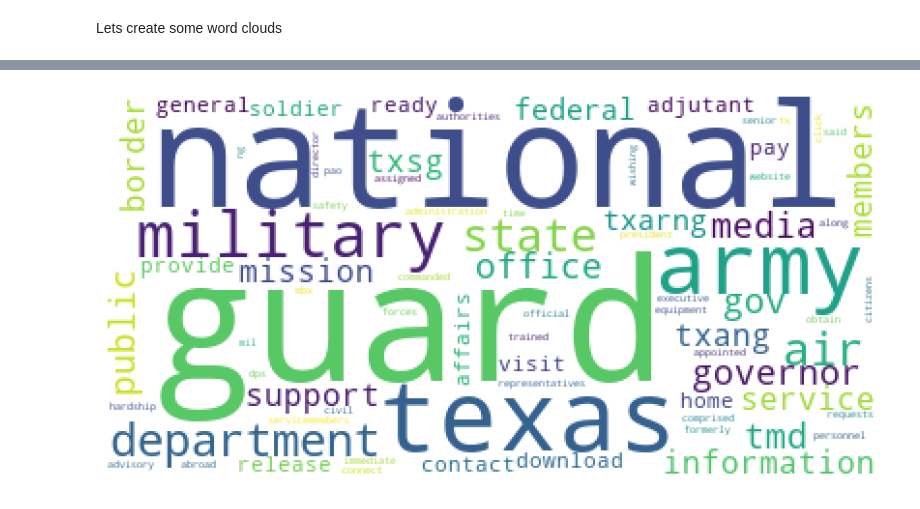
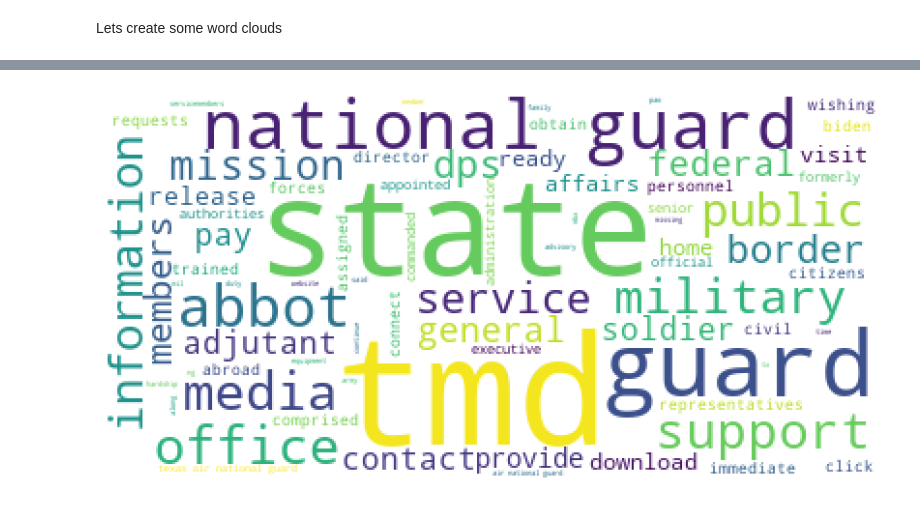
Before and after one commit to djryn/OLS_resesarch, a Jupyter notebook: TMD_scrape.ipynb, the cells around one changed output, grey strips where cells are left out. Saved outputs shown, nothing was run; the diff lists cells and outputs as text; code cells hidden in the pictures.

```diff
--- a/TMD_scrape.ipynb
+++ b/TMD_scrape.ipynb
@@ -83,12 +83,12 @@ Now lets look at how many articles we obtained from the TMD website
 # %%
 total = 0
 for year in tmd_results_map:
-    total = total + len(tmd_results_map2[year])
+    total = total + len(tmd_results_map[year])
 print(total, "total articles containing \"Operation Lone Star\"")
 
 total = 0
 for year in tmd_no_results_map:
-    total = total + len(tmd_no_results_map2[year])
+    total = total + len(tmd_no_results_map[year])
 print(total, "total articles not containing \"Operation Lone Star\"")
 # %% [output]
 11 total articles containing "Operation Lone Star"
@@ -156,6 +156,12 @@ print(tmd_results_np[2])
 tmd_results_np['date']
 # %% [output]
 array(['2021', '2022', '2023'], dtype=object)
+# %%
+def rep(s, words):
+    for key in words:
+        for value in words[key]:
+            s = s.replace(value, key)
+    return s
 # %%
 from nltk.tokenize import RegexpTokenizer
 import re
@@ -282,6 +285,7 @@ sns.barplot(ax = axes[1],
 # %%
 tmd_all_text = " ".join(tmd_results_np['text'])
 
+tmd_all_text = rep(tmd_all_text, words_to_replace)
 tmd_words = tokenizer.tokenize(tmd_all_text)
 new_tokens = []
 #TODO: make code more readable
@@ -306,12 +310,8 @@ for i in range(len(tmd_words)):
 tmd_filtered_tokens = [token for token in new_tokens if token not in stop_words]
 tmd_fdist = FreqDist(tmd_filtered_tokens)
 
-for key in mapping:
-    value = mapping[key]
-    tmd_fdist[f'{key}, {value}'] = tmd_fdist[key] + tmd_fdist[value]
-    tmd_fdist[key] = 0
-    tmd_fdist[value] = 0
 
-for word, frequency in tmd_fdist.most_common(30):
+
+for word, frequency in tmd_fdist.most_common(10):
     print(f"{word}: {frequency}")
 # %% [output]
@@ -346,23 +365,26 @@ Lets create some word clouds
 # %%
 from wordcloud import WordCloud
 
 #TODO: keep combined words together
 tmd_top_words = tmd_fdist.most_common(75)
-text = ""
-for word, _ in tmd_top_words:
-    word = word.replace(" ", '-')
-    text += word + " "
+tmd_dict = {}
+for k, v in tmd_top_words:
+    tmd_dict[k] = v
+# text = ""
+# for word, _ in tmd_top_words:
+#     word = word.replace(" ", '-')
+#     text += word + " "
 
-word_cloud = WordCloud(collocations = False, background_color = 'white').generate(text)
+word_cloud = WordCloud(collocations = False, background_color = 'white').generate_from_frequencies(tmd_dict)
 
 plt.figure(figsize=(8, 8), facecolor=None)
 plt.imshow(word_cloud)
 plt.axis('off')
 plt.tight_layout(pad=0)
 
 plt.show()
 # %% [output]
-[figure, old version]
+[figure, new version]
 # %%
 text = ""
 for word, _ in tmd_top_words:
```
Also changed, not shown: parts of 7 cells of this notebook.
